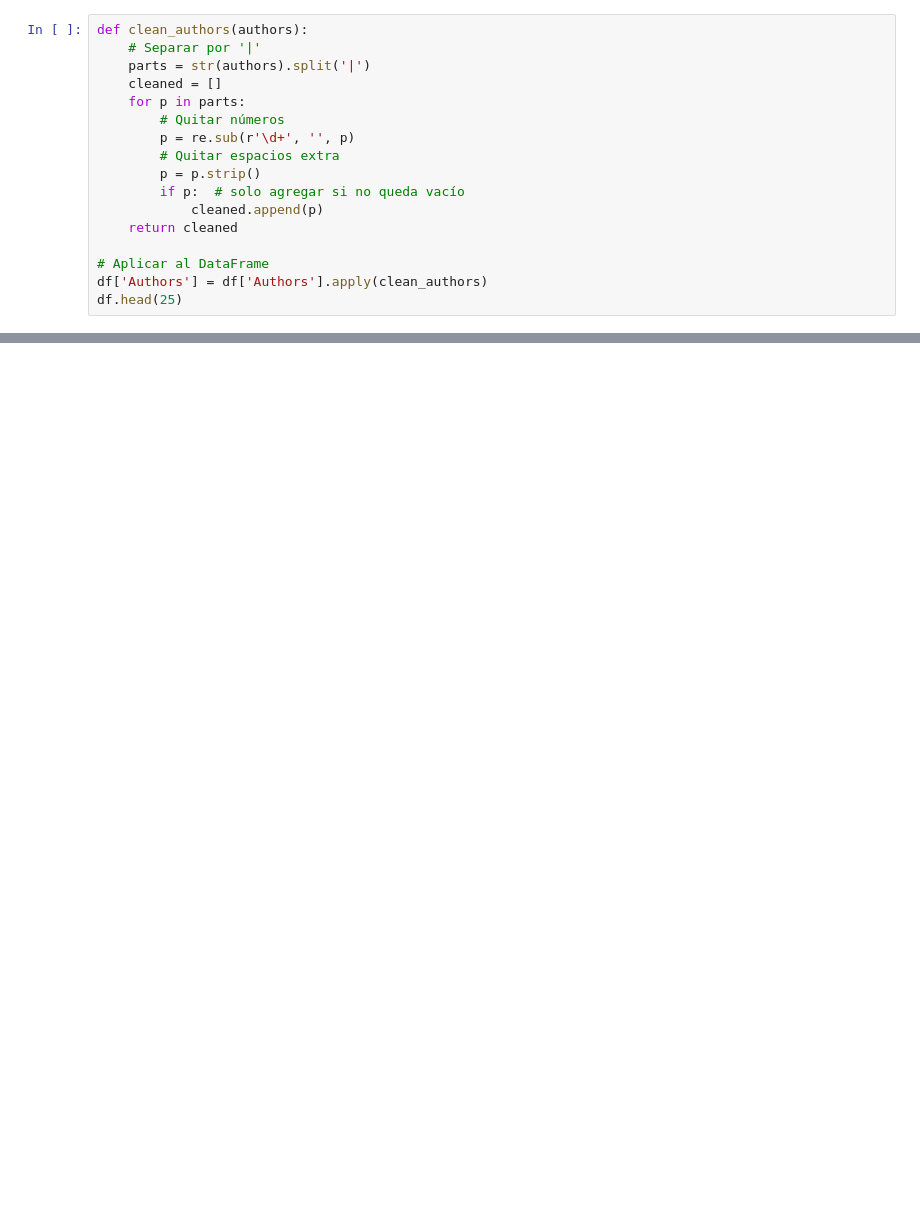
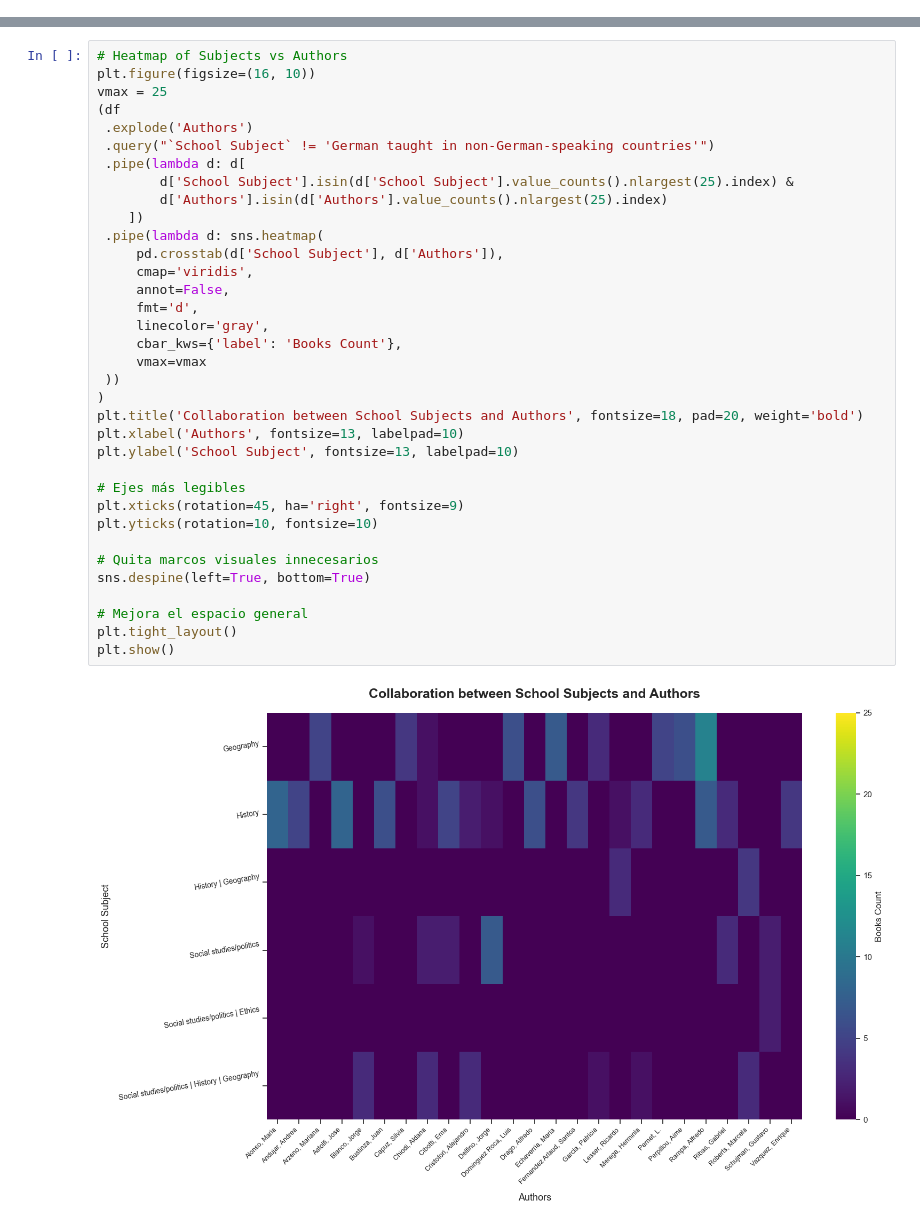
Before and after one commit to rominicky/miscellaneous, a Jupyter notebook: glotrec_explorating.ipynb, the cells around one changed output, grey strips where cells are left out. Saved outputs shown, nothing was run; the diff lists cells and outputs as text; blank space fills up the shorter version.

```diff
--- a/glotrec_explorating.ipynb
+++ b/glotrec_explorating.ipynb
@@ -202,17 +243,0 @@ plt.show()
-# %%
-def clean_authors(authors):
-    # Separar por '|'
-    parts = str(authors).split('|')
-    cleaned = []
-    for p in parts:
-        # Quitar números
-        p = re.sub(r'\d+', '', p)
-        # Quitar espacios extra
-        p = p.strip()
-        if p:  # solo agregar si no queda vacío
-            cleaned.append(p)
-    return cleaned
-
-# Aplicar al DataFrame
-df['Authors'] = df['Authors'].apply(clean_authors)
-df.head(25)
@@ -236,0 +244,37 @@ df.head(25)
+# %%
+# Heatmap of Subjects vs Authors
+plt.figure(figsize=(16, 10))
+vmax = 25
+(df
+ .explode('Authors')
+ .query("`School Subject` != 'German taught in non-German-speaking countries'")
+ .pipe(lambda d: d[
+        d['School Subject'].isin(d['School Subject'].value_counts().nlargest(25).index) &
+        d['Authors'].isin(d['Authors'].value_counts().nlargest(25).index)
+    ])
+ .pipe(lambda d: sns.heatmap(
+     pd.crosstab(d['School Subject'], d['Authors']),
+     cmap='viridis',
+     annot=False,
+     fmt='d',
+     linecolor='gray',
+     cbar_kws={'label': 'Books Count'},
+     vmax=vmax
+ ))
+)
+plt.title('Collaboration between School Subjects and Authors', fontsize=18, pad=20, weight='bold')
+plt.xlabel('Authors', fontsize=13, labelpad=10)
+plt.ylabel('School Subject', fontsize=13, labelpad=10)
+
+# Ejes más legibles
+plt.xticks(rotation=45, ha='right', fontsize=9)
+plt.yticks(rotation=10, fontsize=10)
+
+# Quita marcos visuales innecesarios
+sns.despine(left=True, bottom=True)
+
+# Mejora el espacio general
+plt.tight_layout()
+plt.show()
+# %% [output]
+[figure, added]
```
Also changed, not shown: parts of 26 cells of this notebook.
